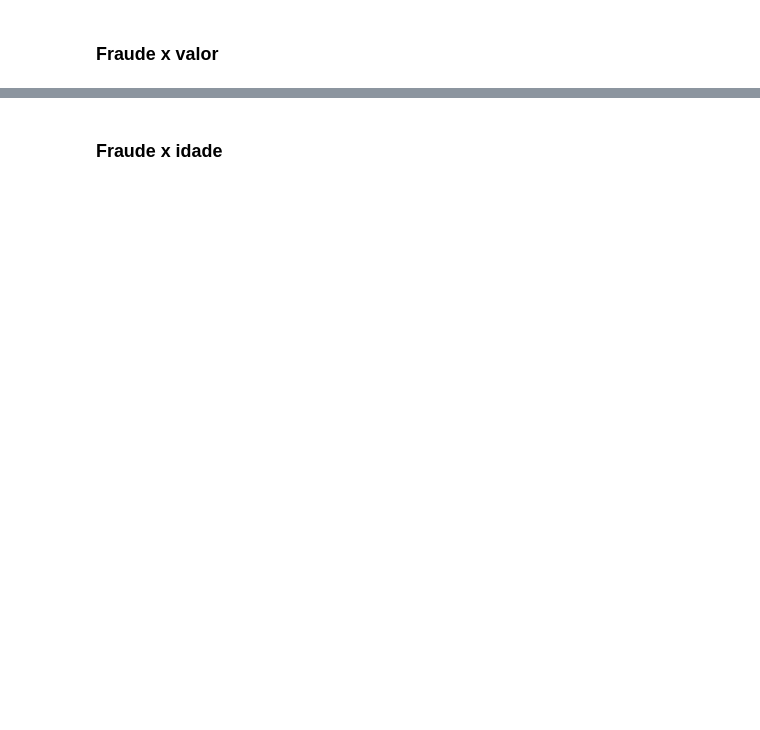
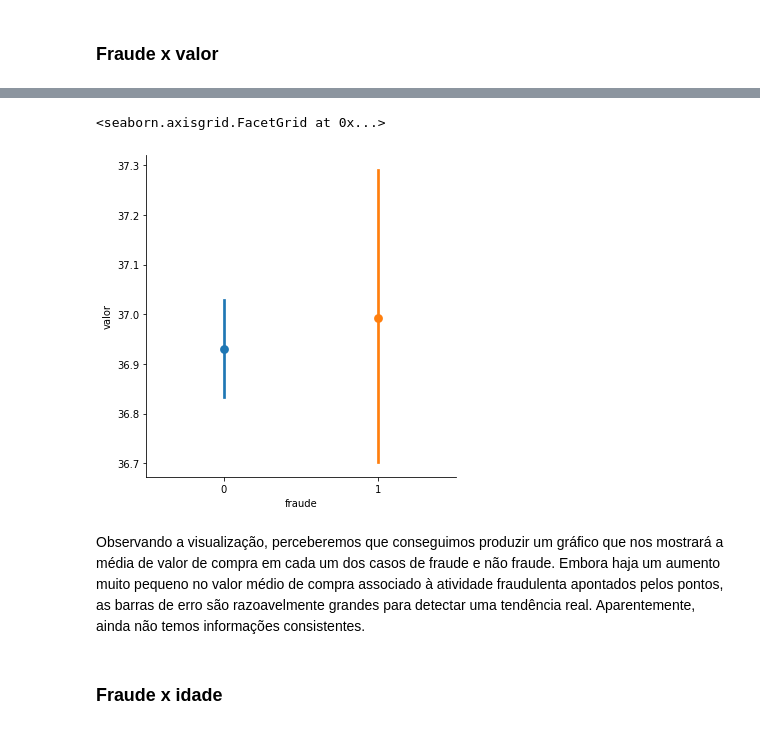
Before and after one commit to marcelogbrito/machine-learning-negocios, a Jupyter notebook: DeteccaoFraudes.ipynb, the cells around one changed output, grey strips where cells are left out. Cells and saved outputs as stored; diff of their text form; code cells hidden in the pictures; blank space fills up the shorter version.

```diff
--- a/DeteccaoFraudes.ipynb
+++ b/DeteccaoFraudes.ipynb
@@ -94,3 +225,10 @@ plt.ylabel("Valor de compra", fontsize=15)
+# %%
+sns.catplot(x="fraude", y="valor", hue="fraude", kind="point", data=fraudes)
+# %% [output]
+<seaborn.axisgrid.FacetGrid at 0x...>
+[figure, added]
+# %% [markdown]
+Observando a visualização, perceberemos que conseguimos produzir um gráfico que nos mostrará a média de valor de compra em cada um dos casos de fraude e não fraude. Embora haja um aumento muito pequeno no valor médio de compra associado à atividade fraudulenta apontados pelos pontos, as barras de erro são razoavelmente grandes para detectar uma tendência real. Aparentemente, ainda não temos informações consistentes.
 # %% [markdown]
 ### Fraude x idade
 # %%
```
Also changed, not shown: parts of 27 cells of this notebook.
